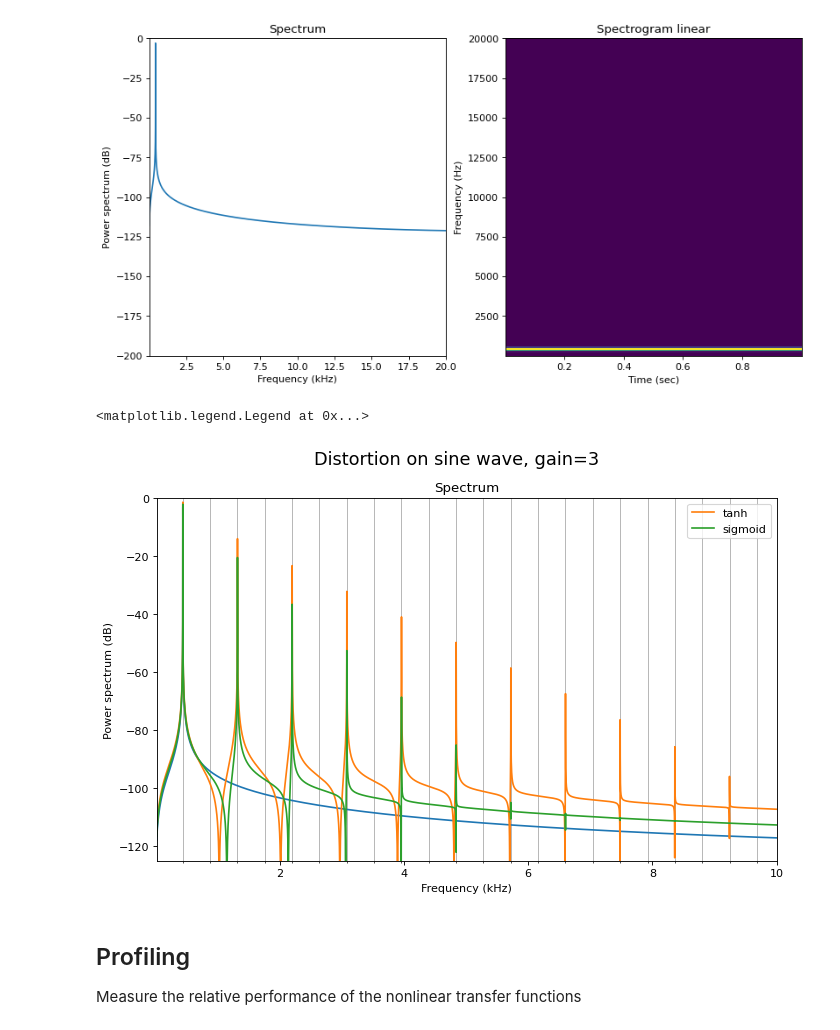
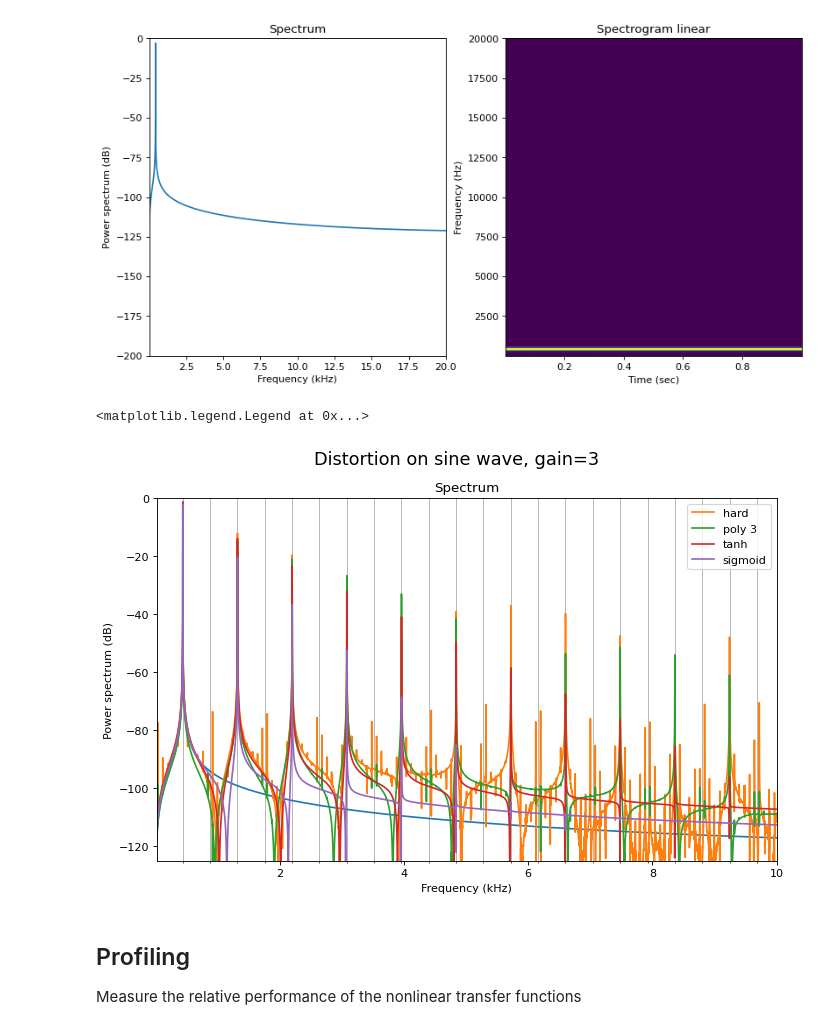
Before and after one commit to letrout/dsp, a Jupyter notebook: doc/distortion.ipynb, the cells around one changed output. Drawn from its saved outputs; the diff is of its cells as text; code cells hidden in the pictures.

Commit message:
rearrange the spectrum plot

```diff
--- a/doc/distortion.ipynb
+++ b/doc/distortion.ipynb
@@ -276,32 +276,32 @@ plot_spectrogram(y, fs, ax2, db=False, log=False)
 # %%
 gain = 3
 makeup = True
 power = True
 log = False
 fig = plt.figure(figsize=(10, 6), dpi=80)
 fig.suptitle('Distortion on sine wave, gain={}'.format(gain), fontsize=16)
 ax = fig.add_subplot(111)
 plot_spectrum(y, fs, ax, power=power, log=log)
 plot_spectrum(list(map(
+    lambda x: hard_clipping(x, gain=gain), y)
+                  ), fs, ax, label='hard', power=power, log=log)
+plot_spectrum(list(map(
+    lambda x: distortion_poly(x, deg=3, gain=gain), y)
+                  ), fs, ax, label='poly 3', power=power, log=log)
+plot_spectrum(list(map(
     lambda x: tanh_alt(x, gain=gain, makeup=makeup), y)
                   ), fs, ax, label='tanh', power=power, log=log)
 plot_spectrum(list(map(
     lambda x: sigmoid_bipolar(x, gain=gain, makeup=makeup), y)
                   ), fs, ax, label='sigmoid', power=power, log=log)
-#plot_spectrum(list(map(
-#    lambda x: hard_clipping(x, gain=gain), y)
-#                  ), fs, ax, label='hard', power=power, log=log)
-#plot_spectrum(list(map(
-#    lambda x: distortion_poly(x, deg=3, gain=gain), y)
-#                  ), fs, ax, label='poly 3', power=power, log=log)
 ax.set_xlim(.02, 10)
 ax.xaxis.set_minor_locator(MultipleLocator(sine_hz/1000.0))
 ax.xaxis.grid(True, which='minor')
 ax.set_ylim(-125, 0)
 ax.legend()
 # %% [output]
 <matplotlib.legend.Legend at 0x...>
-[figure, old version]
+[figure, new version]
 # %% [markdown]
 ## Profiling
 Measure the relative performance of the nonlinear transfer functions
```
